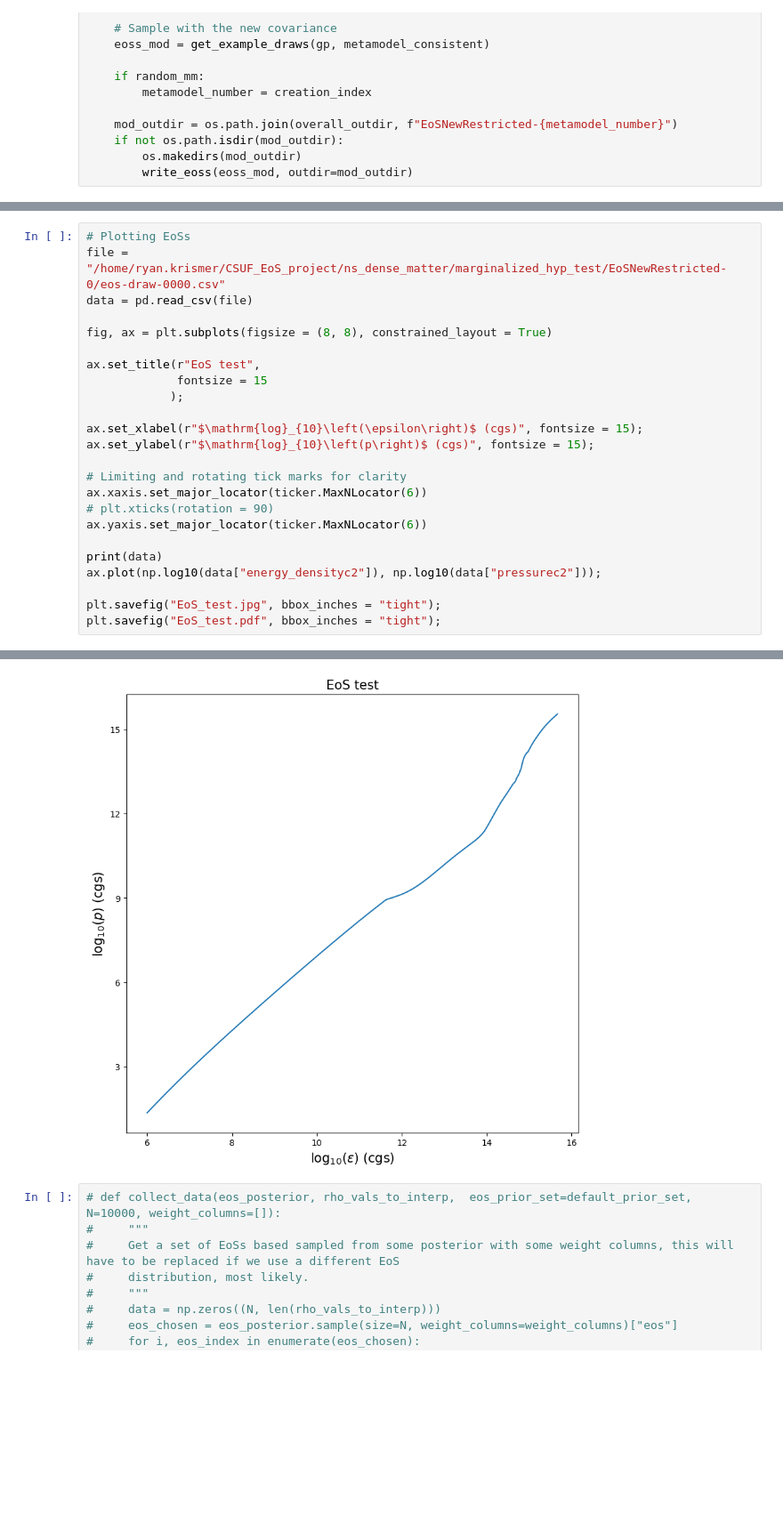
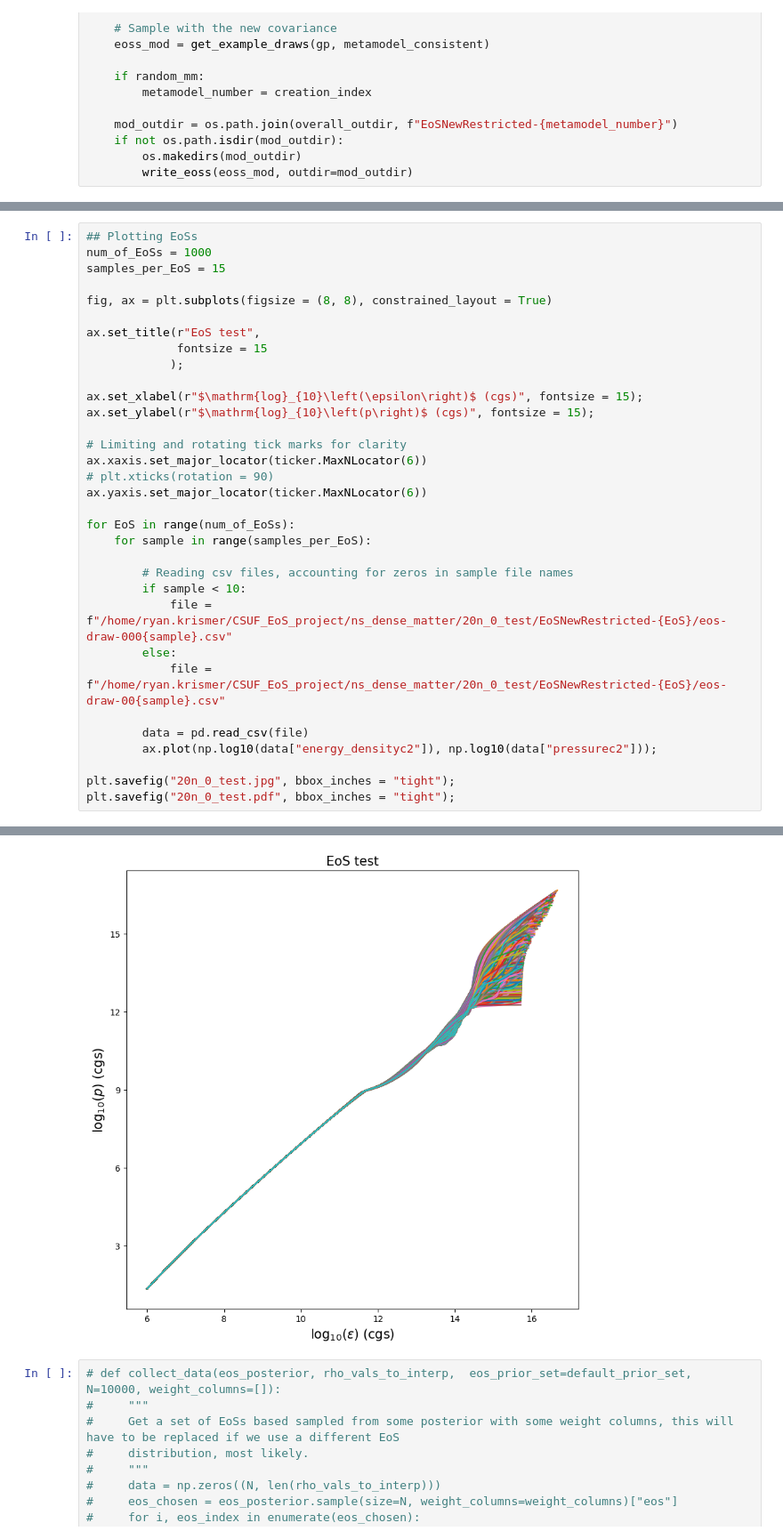
Before and after one commit to ryankrismer/ns-dense-matter, a Jupyter notebook: executables/generate_eos_set_test.ipynb, the cells around one changed output, grey strips where cells are left out. Shown: that part at 89% size. Drawn from its saved outputs; the diff is of its cells as text; blank space fills up the shorter version.

Commit message:
Extending to 20n_0, test

```diff
--- a/executables/generate_eos_set_test.ipynb
+++ b/executables/generate_eos_set_test.ipynb
@@ -436,7 +422,7 @@ IndexError: only integers, slices (`:`), ellipsis (`...`), numpy.newaxis (`None`
 # %%
-# Plotting EoSs
-file = "/home/ryan.krismer/CSUF_EoS_project/ns_dense_matter/marginalized_hyp_test/EoSNewRestricted-0/eos-draw-0000.csv"
-data = pd.read_csv(file)
+## Plotting EoSs
+num_of_EoSs = 1000
+samples_per_EoS = 15
 
 fig, ax = plt.subplots(figsize = (8, 8), constrained_layout = True)
 
@@ -452,9 +438,18 @@ ax.xaxis.set_major_locator(ticker.MaxNLocator(6))
 # plt.xticks(rotation = 90)
 ax.yaxis.set_major_locator(ticker.MaxNLocator(6))
 
-print(data)
-ax.plot(np.log10(data["energy_densityc2"]), np.log10(data["pressurec2"]));
+for EoS in range(num_of_EoSs):
+    for sample in range(samples_per_EoS):
 
-plt.savefig("EoS_test.jpg", bbox_inches = "tight");
-plt.savefig("EoS_test.pdf", bbox_inches = "tight");
+        # Reading csv files, accounting for zeros in sample file names
+        if sample < 10:
+            file = f"/home/ryan.krismer/CSUF_EoS_project/ns_dense_matter/20n_0_test/EoSNewRestricted-{EoS}/eos-draw-000{sample}.csv"
+        else:
+            file = f"/home/ryan.krismer/CSUF_EoS_project/ns_dense_matter/20n_0_test/EoSNewRestricted-{EoS}/eos-draw-00{sample}.csv"
+
+        data = pd.read_csv(file)
+        ax.plot(np.log10(data["energy_densityc2"]), np.log10(data["pressurec2"]));
+
+plt.savefig("20n_0_test.jpg", bbox_inches = "tight");
+plt.savefig("20n_0_test.pdf", bbox_inches = "tight");
 # %% [output]
@@ -475,4 +456,4 @@ plt.savefig("EoS_test.pdf", bbox_inches = "tight");
-[figure, old version]
+[figure, new version]
 # %%
 # def collect_data(eos_posterior, rho_vals_to_interp,  eos_prior_set=default_prior_set,  N=10000, weight_columns=[]):
 #     """
```
Also changed, not shown: parts of 2 cells of this notebook.
